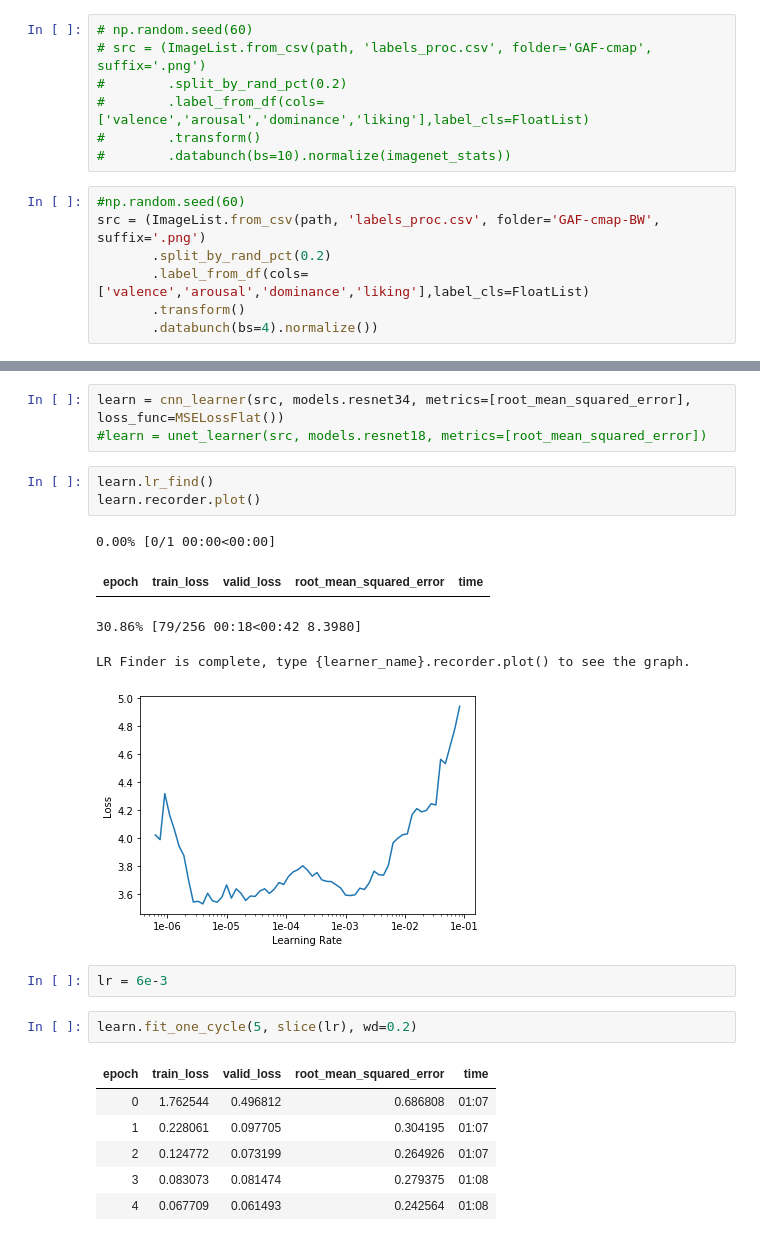
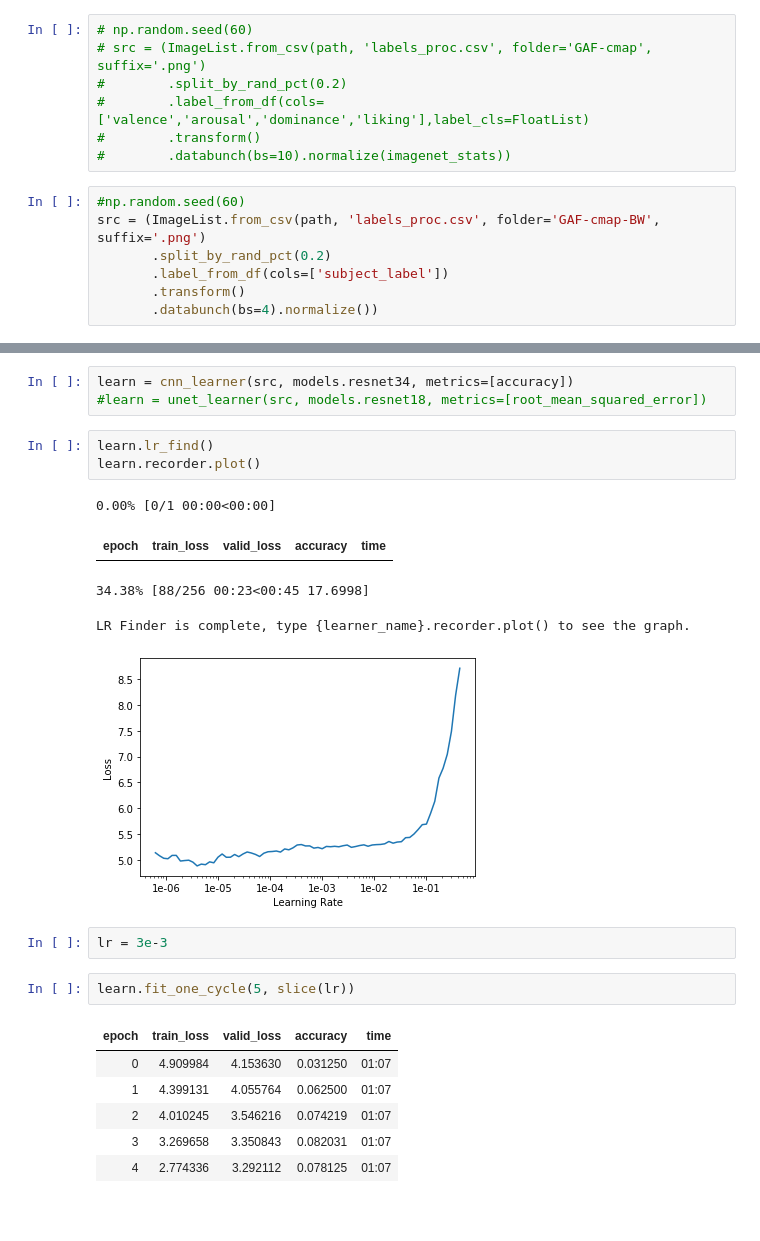
Before and after one commit to tdgriffith/era-for-bw, a Jupyter notebook: 2020-02-12_ANN-DEAP_03.ipynb, the cells around one changed output, grey strips where cells are left out. Saved outputs shown, nothing was run; the diff lists cells and outputs as text; blank space fills up the shorter version.

```diff
--- a/2020-02-12_ANN-DEAP_03.ipynb
+++ b/2020-02-12_ANN-DEAP_03.ipynb
@@ -27,7 +34,7 @@ os.path.isfile(path/'labels_proc.csv')
 #np.random.seed(60)
 src = (ImageList.from_csv(path, 'labels_proc.csv', folder='GAF-cmap-BW', suffix='.png')
        .split_by_rand_pct(0.2)
-       .label_from_df(cols=['valence','arousal','dominance','liking'],label_cls=FloatList)
+       .label_from_df(cols=['subject_label'])
        .transform()
        .databunch(bs=4).normalize())
 # %%
@@ -37,26 +44,26 @@ src.show_batch(rows=2, figsize=(12,9))
 # %%
-learn = cnn_learner(src, models.resnet34, metrics=[root_mean_squared_error], loss_func=MSELossFlat())
+learn = cnn_learner(src, models.resnet34, metrics=[accuracy])
 #learn = unet_learner(src, models.resnet18, metrics=[root_mean_squared_error])
 # %%
 learn.lr_find()
 learn.recorder.plot()
 # %% [output]
 0.00% [0/1 00:00<00:00]
-| epoch | train_loss | valid_loss | root_mean_squared_error | time |
+| epoch | train_loss | valid_loss | accuracy | time |
-30.86% [79/256 00:18<00:42 8.3980]
+34.38% [88/256 00:23<00:45 17.6998]
 LR Finder is complete, type {learner_name}.recorder.plot() to see the graph.
-[figure, old version]
+[figure, new version]
 # %%
-lr = 6e-3
+lr = 3e-3
 # %%
-learn.fit_one_cycle(5, slice(lr), wd=0.2)
+learn.fit_one_cycle(5, slice(lr))
 # %% [output]
-| epoch | train_loss | valid_loss | root_mean_squared_error | time |
-| 0 | 1.762544 | 0.496812 | 0.686808 | 01:07 |
-| 1 | 0.228061 | 0.097705 | 0.304195 | 01:07 |
-| 2 | 0.124772 | 0.073199 | 0.264926 | 01:07 |
-| 3 | 0.083073 | 0.081474 | 0.279375 | 01:08 |
-| 4 | 0.067709 | 0.061493 | 0.242564 | 01:08 |
+| epoch | train_loss | valid_loss | accuracy | time |
+| 0 | 4.909984 | 4.153630 | 0.031250 | 01:07 |
+| 1 | 4.399131 | 4.055764 | 0.062500 | 01:07 |
+| 2 | 4.010245 | 3.546216 | 0.074219 | 01:07 |
+| 3 | 3.269658 | 3.350843 | 0.082031 | 01:07 |
+| 4 | 2.774336 | 3.292112 | 0.078125 | 01:07 |
 # %%
 learn.recorder.plot_losses()
 # %% [output]
```
Also changed, not shown: parts of 14 cells of this notebook, 1 other file.
